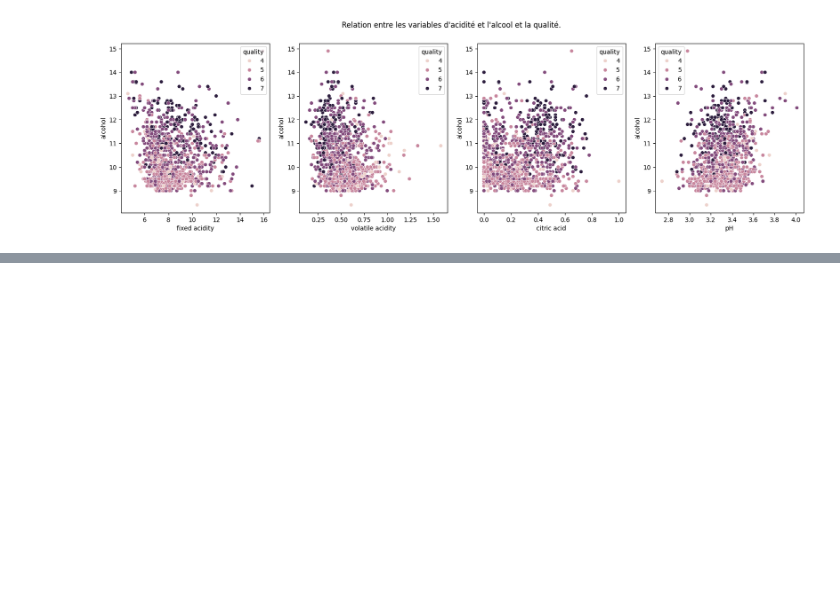
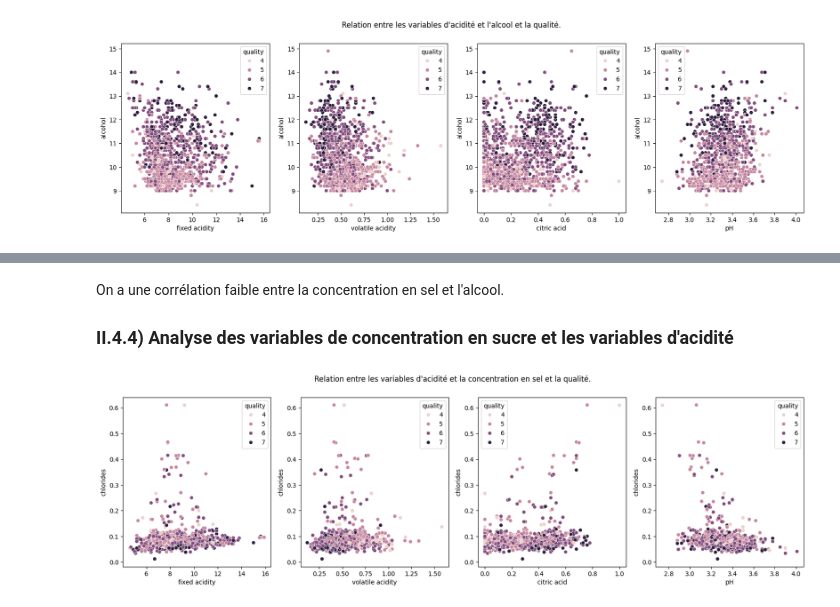
Before and after one commit to fmazur57u/WineQualityPrediction, a Jupyter notebook: winePrediction.ipynb, the cells around one changed output, grey strips where cells are left out. Saved outputs shown, nothing was run; the diff lists cells and outputs as text; code cells hidden in the pictures; blank space fills up the shorter version.

```diff
--- a/winePrediction.ipynb
+++ b/winePrediction.ipynb
@@ -481,0 +614,23 @@ On ne voit aucune relation entre les variables d'acidité et l'alcool mais on vo
+# %% [markdown]
+On a une corrélation faible entre la concentration en sel et l'alcool.
+
+### II.4.4) Analyse des variables de concentration en sucre et les variables d'acidité
+# %%
+fig, ax = plt.subplots(1, 4)
+fig.set_size_inches(20, 5)
+plt.suptitle(
+    "Relation entre les variables d'acidité et la concentration en sel et la qualité."
+)
+sns.scatterplot(
+    data=analyse_set, x="fixed acidity", y="chlorides", hue="quality", ax=ax[0]
+)
+sns.scatterplot(
+    data=analyse_set, x="volatile acidity", y="chlorides", hue="quality", ax=ax[1]
+)
+sns.scatterplot(
+    data=analyse_set, x="citric acid", y="chlorides", hue="quality", ax=ax[2]
+)
+sns.scatterplot(data=analyse_set, x="pH", y="chlorides", hue="quality", ax=ax[3])
+plt.show()
+# %% [output]
+[figure, added]
```
Also changed, not shown: parts of 18 cells of this notebook.
